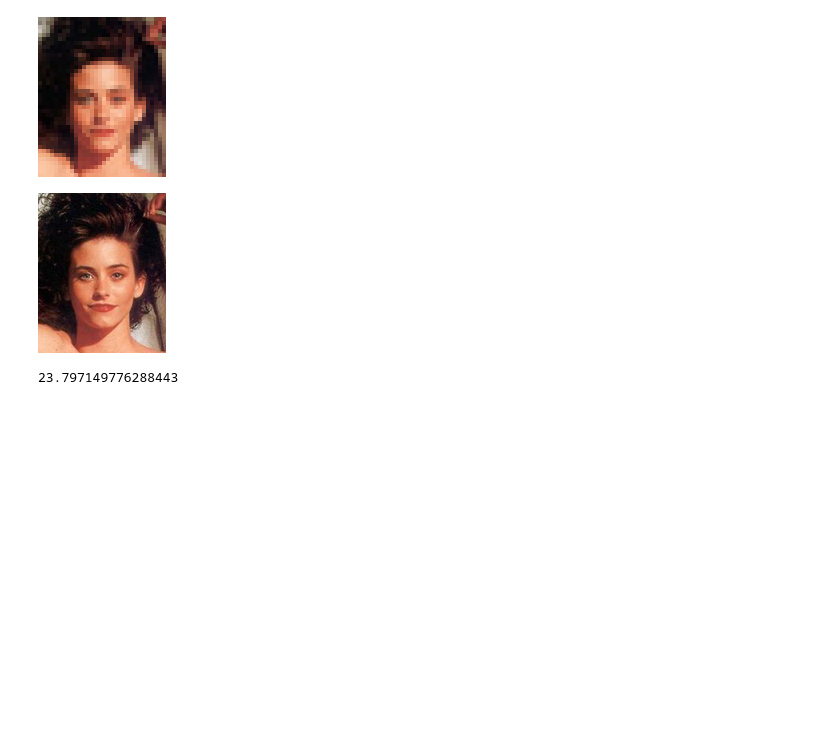
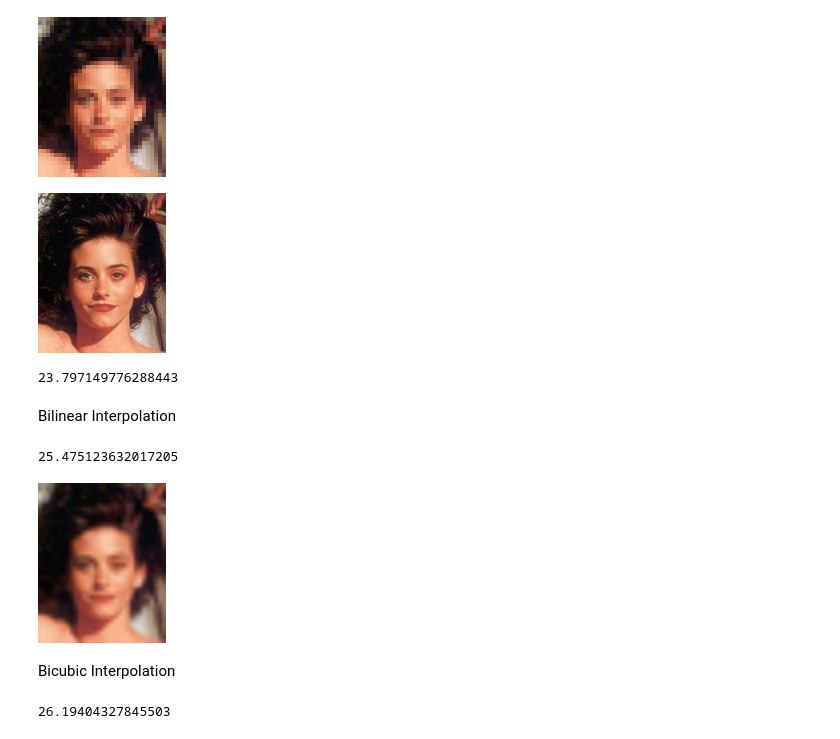
Before and after one commit to heartyguy/ml-image-denoising, a Jupyter notebook: pca_denoising.ipynb, the cells around one changed output. Cells and saved outputs as stored; diff of their text form; code cells hidden in the pictures; blank space fills up the shorter version.

Commit message:
added interpolation and pca

```diff
--- a/pca_denoising.ipynb
+++ b/pca_denoising.ipynb
@@ -58,2 +58,20 @@ imgcmp.cmp_images_psnr(train_target, train_enlarge_input, len(train_target))
 # %% [output]
 23.797149776288443
+# %% [markdown]
+Bilinear Interpolation
+# %%
+bilinear_train_input = helper.bulk_image_interpolate(train_input, Image.BILINEAR)
+helper.cmp_images_psnr(train_target, bilinear_train_input, len(train_target))
+# %% [output]
+25.475123632017205
+# %%
+Image.fromarray(bilinear_train_input[3].astype(np.uint8))
+# %% [output]
+[figure, added]
+# %% [markdown]
+Bicubic Interpolation
+# %%
+bicubic_train_input = helper.bulk_image_interpolate(train_input, Image.BICUBIC)
+helper.cmp_images_psnr(train_target, bicubic_train_input, len(train_target))
+# %% [output]
+26.19404327845503
```
Also changed, not shown: parts of 7 cells of this notebook, 1 other file.
